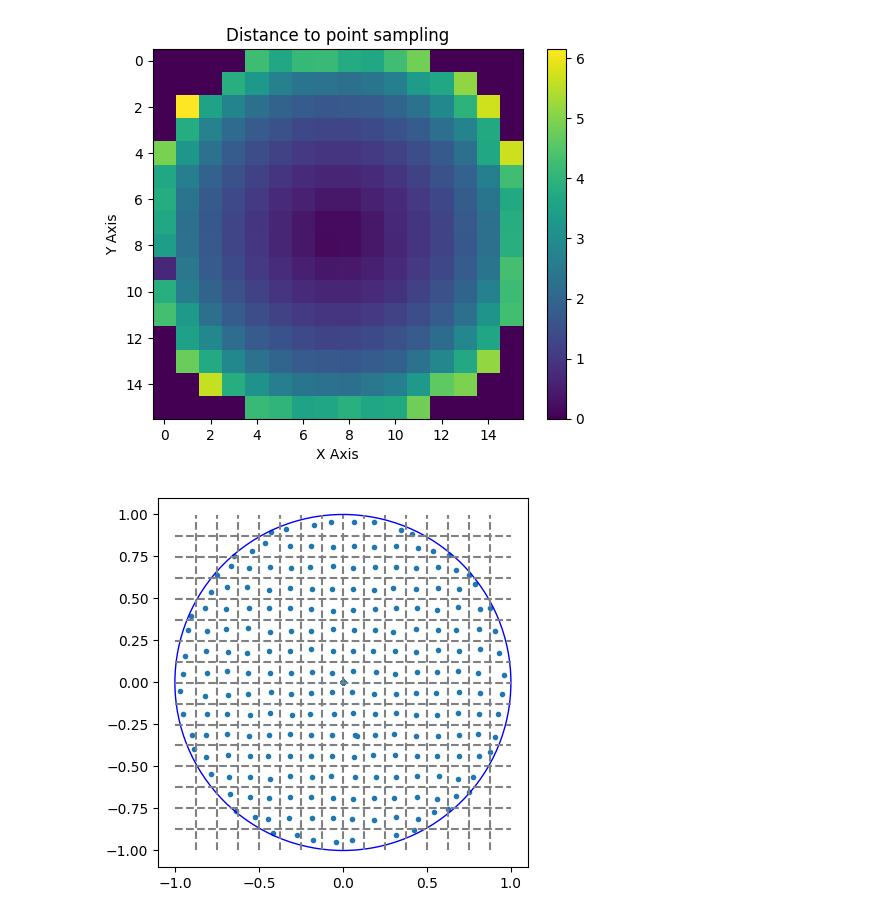
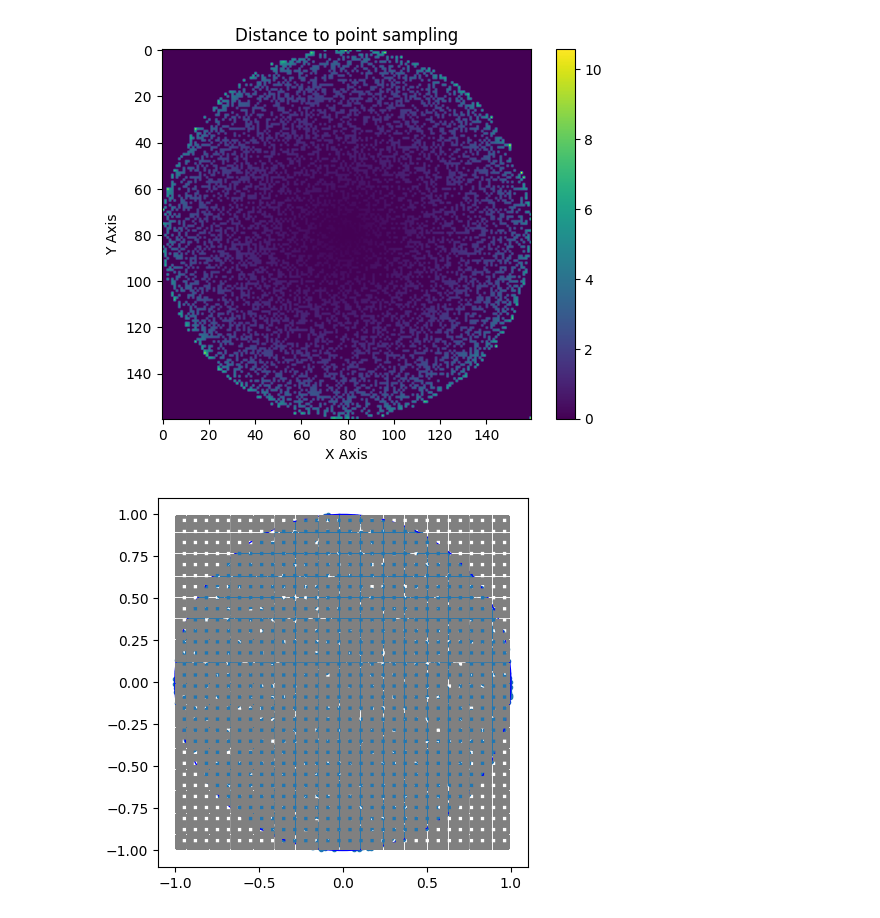
Before and after one commit to Milan7843/hyperbolic-tsne, a Jupyter notebook: uniform_grid_test.ipynb, the cells around one changed output. Saved outputs shown, nothing was run; the diff lists cells and outputs as text; code cells hidden in the pictures.

```diff
--- a/uniform_grid_test.ipynb
+++ b/uniform_grid_test.ipynb
@@ -82,7 +82,7 @@ print("euclidian_to_poincare(poincare_to_euclidean(0.0, 0.9999)) =", grid.py_euc
 ex, ey = grid.py_euclidean_to_poincare(5.0, 17.5)
 print("poincare_to_euclidean(euclidian_to_poincare(5.0, 17.5)) =", grid.py_poincare_to_euclidean(ex, ey))
 
-grid_n = 16
+grid_n = 160
 grid_size = grid_n**2
 
 start_time = time.time()
@@ -268,2 +262,2 @@ starts, counts:
-[figure, old version]
+[figure, new version]
-[figure, old version]
+[figure, new version]
```
Also changed, not shown: parts of 1 cell of this notebook, 8 other files.
